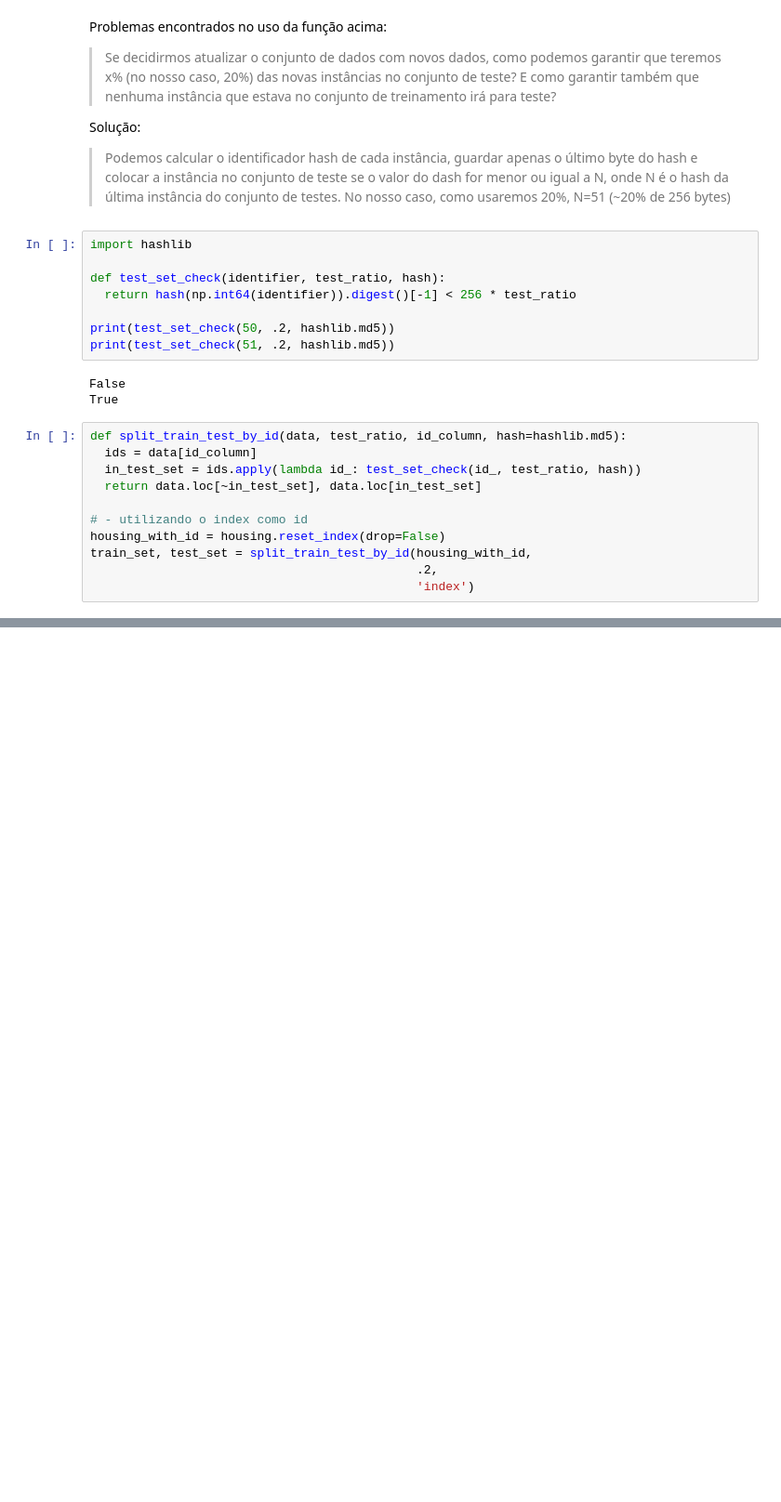
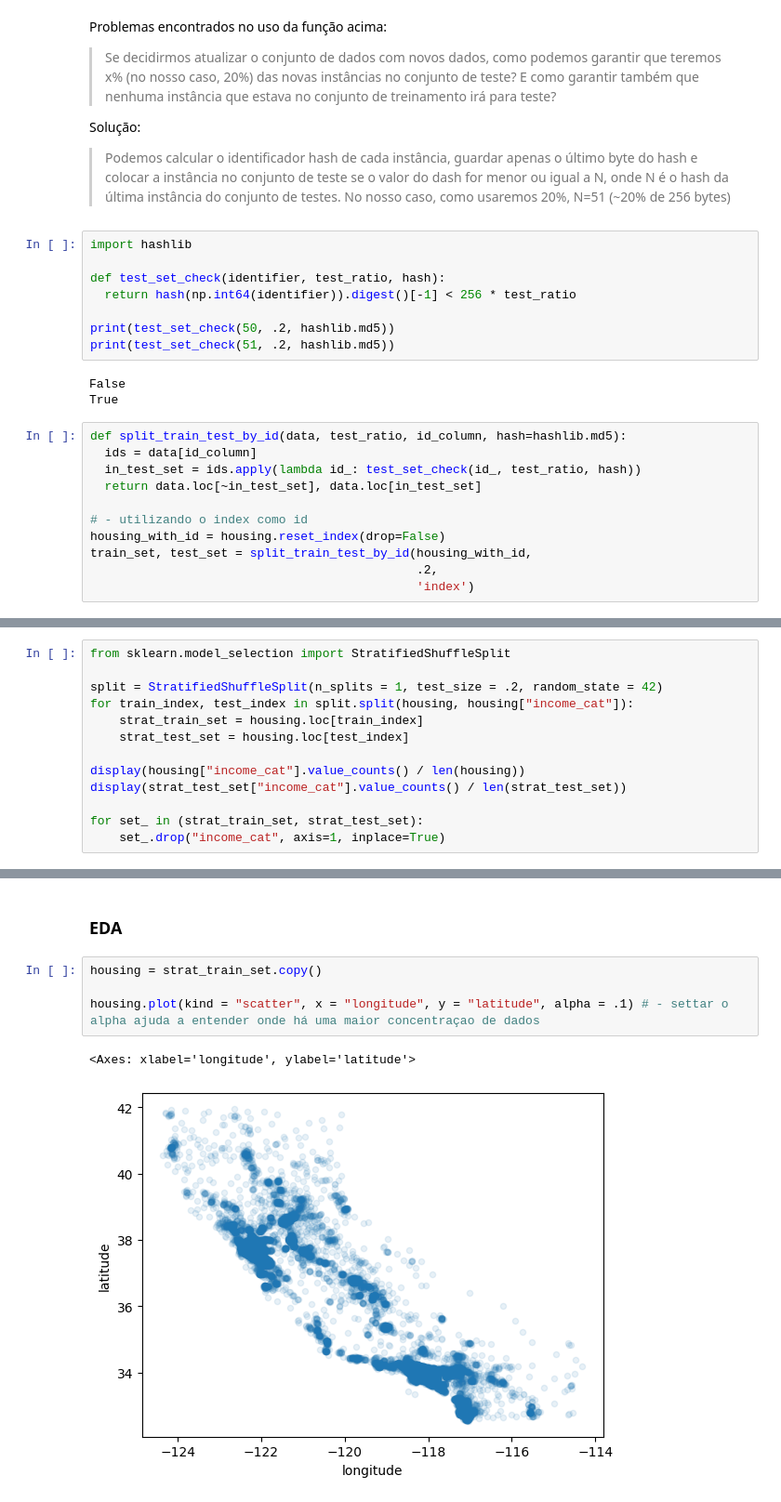
Before and after one commit to bivar/hands-on-ml-scikit, a Jupyter notebook: cap2_end_to_end_project.ipynb, the cells around one changed output, grey strips where cells are left out. Shown at 93% size. Saved outputs shown, nothing was run; the diff lists cells and outputs as text; blank space fills up the shorter version.

```diff
--- a/cap2_end_to_end_project.ipynb
+++ b/cap2_end_to_end_project.ipynb
@@ -134,0 +150,13 @@ train_set, test_set = split_train_test_by_id(housing_with_id,
+# %%
+from sklearn.model_selection import StratifiedShuffleSplit
+
+split = StratifiedShuffleSplit(n_splits = 1, test_size = .2, random_state = 42)
+for train_index, test_index in split.split(housing, housing["income_cat"]):
+    strat_train_set = housing.loc[train_index]
+    strat_test_set = housing.loc[test_index]
+
+display(housing["income_cat"].value_counts() / len(housing))
+display(strat_test_set["income_cat"].value_counts() / len(strat_test_set))
+
+for set_ in (strat_train_set, strat_test_set):
+    set_.drop("income_cat", axis=1, inplace=True)
@@ -134,0 +176,9 @@ train_set, test_set = split_train_test_by_id(housing_with_id,
+# %% [markdown]
+### EDA
+# %%
+housing = strat_train_set.copy()
+
+housing.plot(kind = "scatter", x = "longitude", y = "latitude", alpha = .1) # - settar o alpha ajuda a entender onde há uma maior concentraçao de dados
+# %% [output]
+<Axes: xlabel='longitude', ylabel='latitude'>
+[figure, added]
```
Also changed, not shown: parts of 28 cells of this notebook.
